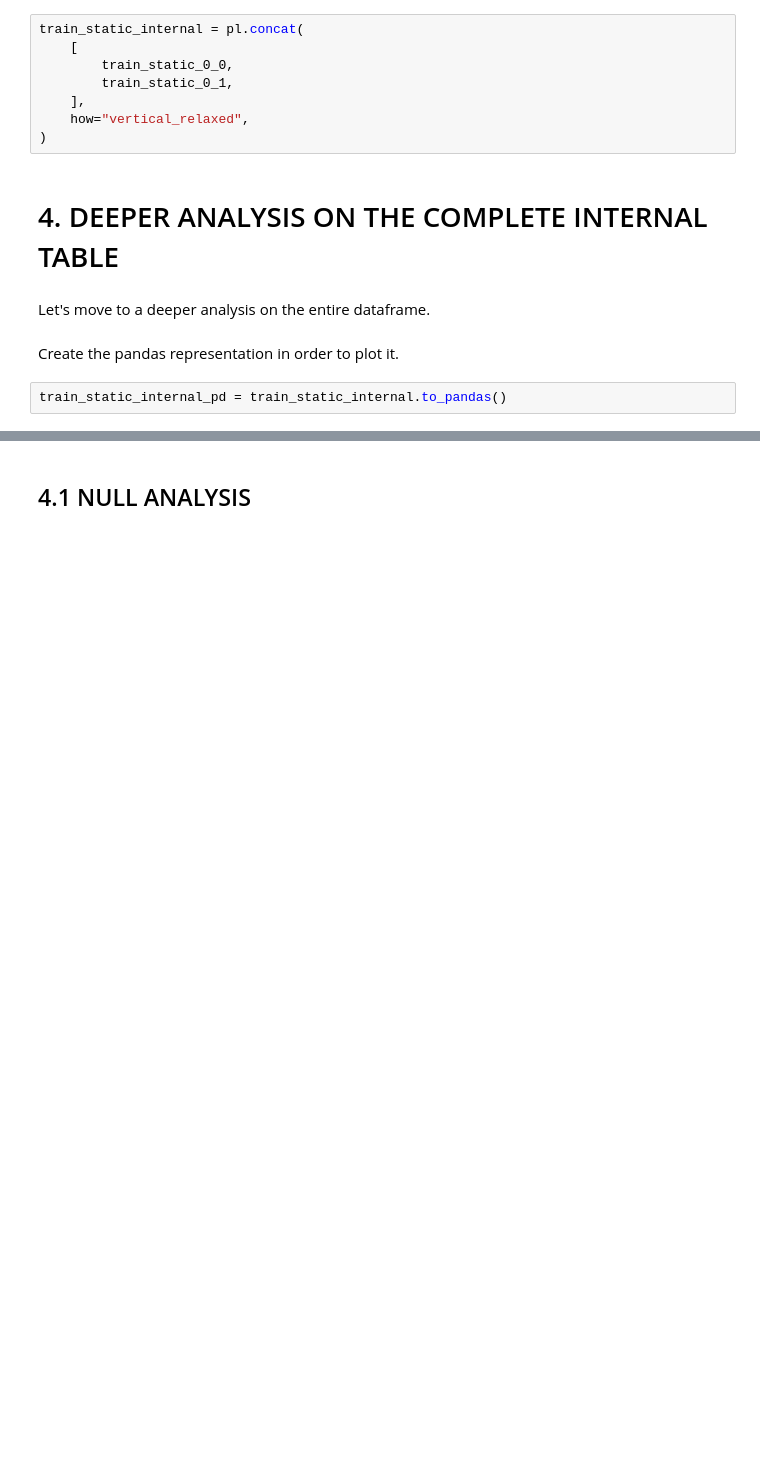
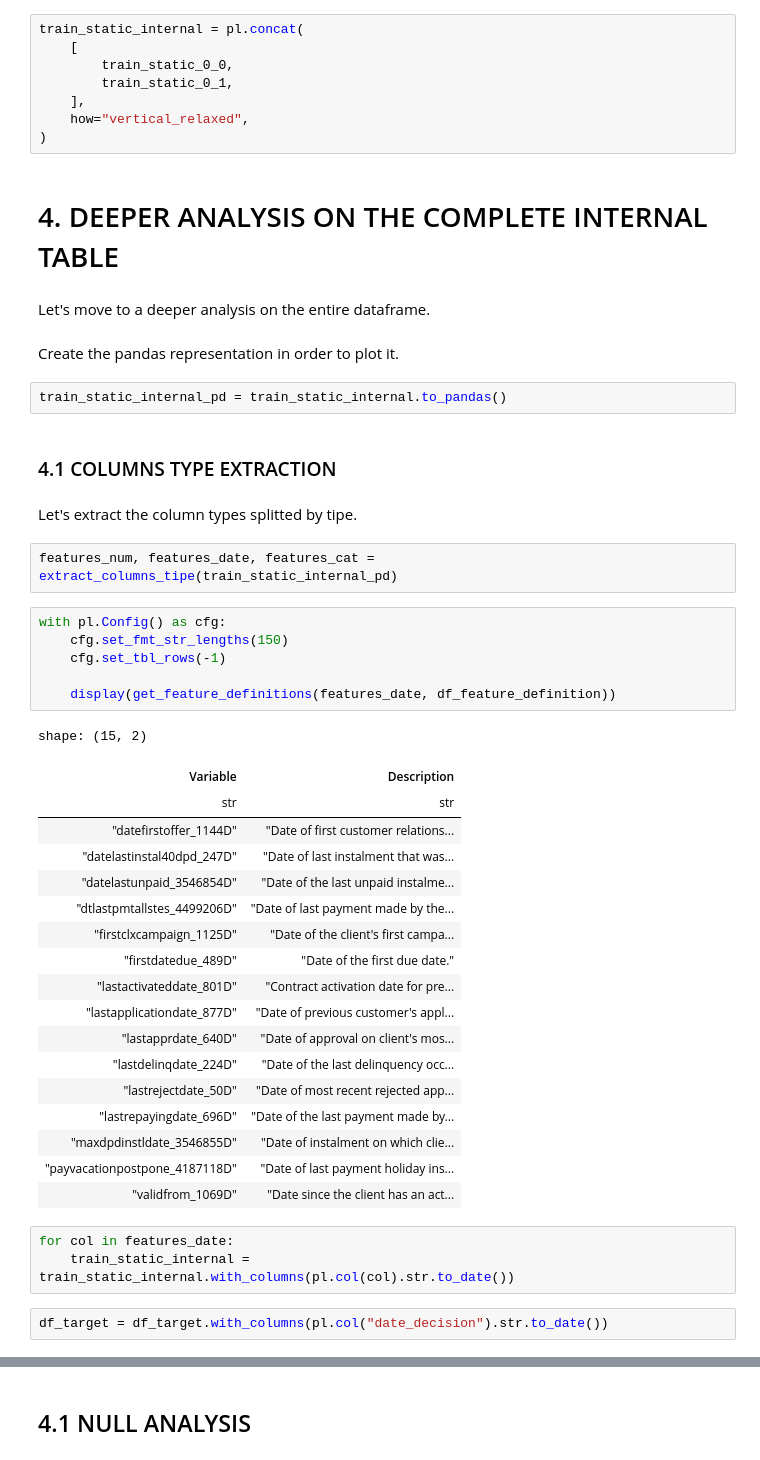
Before and after one commit to JulienGenovese/kaggle-credit-competition, a Jupyter notebook: notebooks/table_analysis/table_static.ipynb, the cells around one changed output, grey strips where cells are left out. Drawn from its saved outputs; the diff is of its cells as text; blank space fills up the shorter version.

```diff
--- a/notebooks/table_analysis/table_static.ipynb
+++ b/notebooks/table_analysis/table_static.ipynb
@@ -135,3 +115,39 @@ Let's move to a deeper analysis on the entire dataframe.
 Create the pandas representation in order to plot it.
 # %%
 train_static_internal_pd = train_static_internal.to_pandas()
+# %% [markdown]
+### 4.1 COLUMNS TYPE EXTRACTION
+# %% [markdown]
+Let's extract the column types splitted by tipe.
+# %%
+features_num, features_date, features_cat = extract_columns_tipe(train_static_internal_pd)
+# %%
+with pl.Config() as cfg:
+    cfg.set_fmt_str_lengths(150)
+    cfg.set_tbl_rows(-1)
+
+    display(get_feature_definitions(features_date, df_feature_definition))
+# %% [output]
+shape: (15, 2)
+| Variable | Description |
+| str | str |
+| "datefirstoffer_1144D" | "Date of first customer relations... |
+| "datelastinstal40dpd_247D" | "Date of last instalment that was... |
+| "datelastunpaid_3546854D" | "Date of the last unpaid instalme... |
+| "dtlastpmtallstes_4499206D" | "Date of last payment made by the... |
+| "firstclxcampaign_1125D" | "Date of the client's first campa... |
+| "firstdatedue_489D" | "Date of the first due date." |
+| "lastactivateddate_801D" | "Contract activation date for pre... |
+| "lastapplicationdate_877D" | "Date of previous customer's appl... |
+| "lastapprdate_640D" | "Date of approval on client's mos... |
+| "lastdelinqdate_224D" | "Date of the last delinquency occ... |
+| "lastrejectdate_50D" | "Date of most recent rejected app... |
+| "lastrepayingdate_696D" | "Date of the last payment made by... |
+| "maxdpdinstldate_3546855D" | "Date of instalment on which clie... |
+| "payvacationpostpone_4187118D" | "Date of last payment holiday ins... |
+| "validfrom_1069D" | "Date since the client has an act... |
+# %%
+for col in features_date:
+    train_static_internal = train_static_internal.with_columns(pl.col(col).str.to_date())
+# %%
+df_target = df_target.with_columns(pl.col("date_decision").str.to_date())
```
Also changed, not shown: parts of 24 cells of this notebook, 4 other files.
